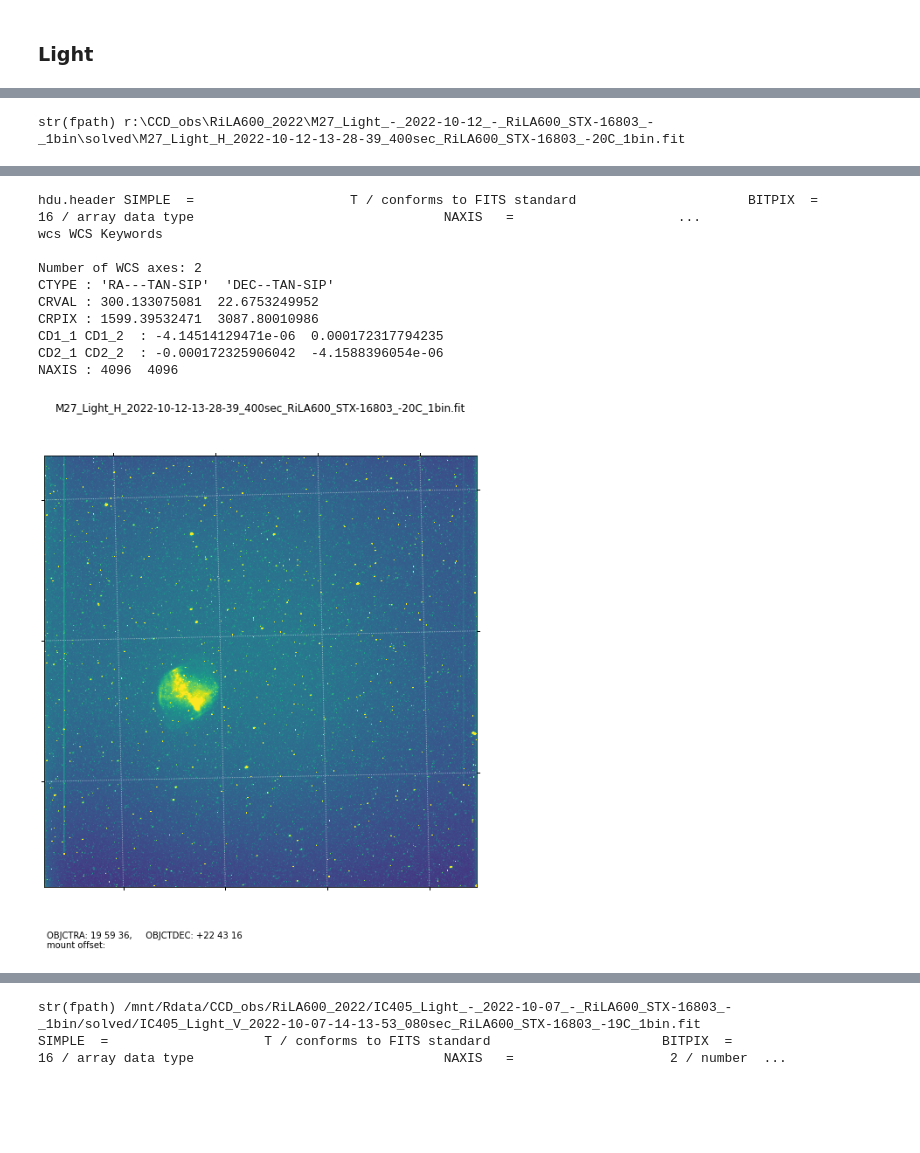
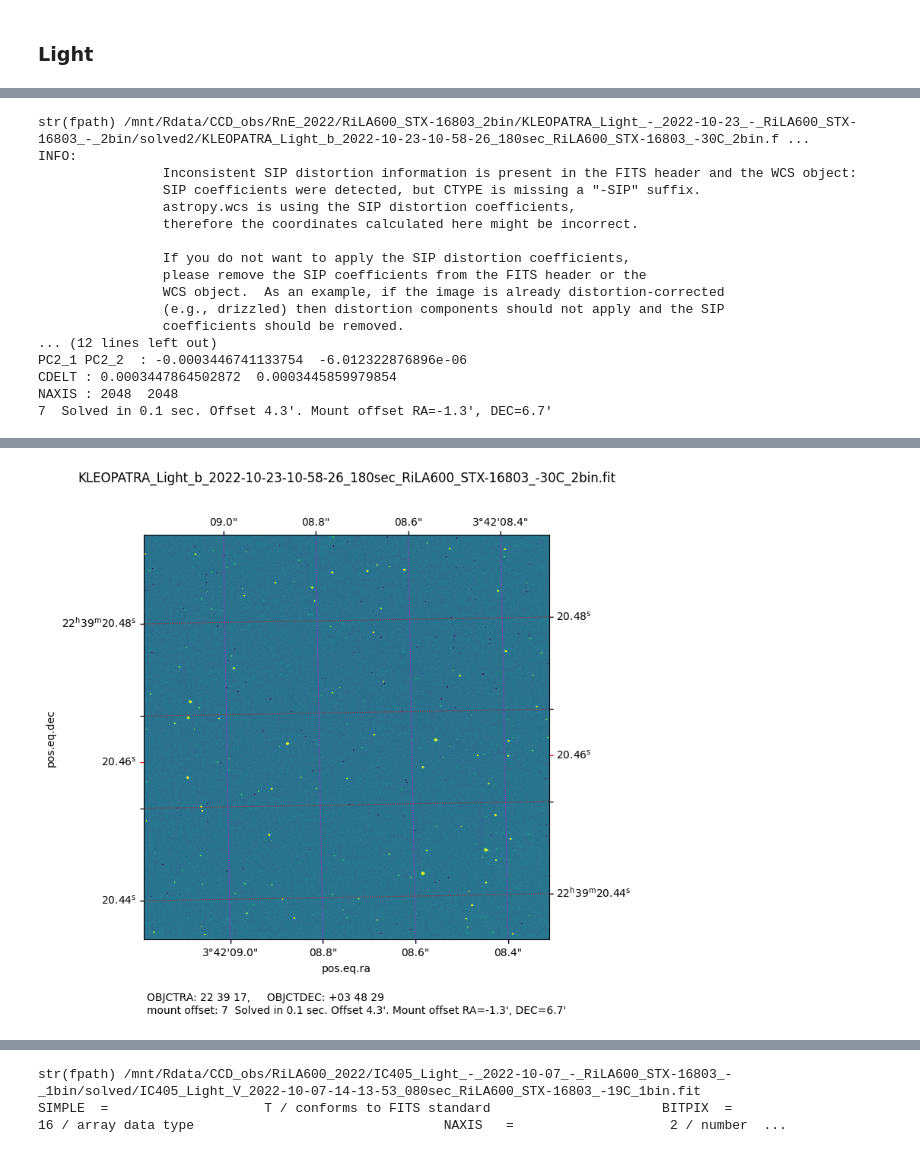
Before and after one commit to guitar79/astro_Python, a Jupyter notebook: 01_08_display_with_WCS.ipynb, the cells around one changed output, grey strips where cells are left out. Drawn from its saved outputs; the diff is of its cells as text; code cells hidden in the pictures; blank space fills up the shorter version.

```diff
--- a/01_08_display_with_WCS.ipynb
+++ b/01_08_display_with_WCS.ipynb
@@ -101,5 +101,5 @@ print ("Starting...\n{}".format(BASEDIR))
 BASEDIR = Path(BASEDIR)
 
 MASTERDIR = BASEDIR / astro_utilities.master_dir
-SOLVEDDIR = BASEDIR / astro_utilities.solved_dir
+SOLVEDDIR = BASEDIR / astro_utilities.solved_dir2
 # %% [output]
@@ -319,6 +318,7 @@ fpath = Path('r:/CCD_obs/RiLA600_2022/M27_Light_-_2022-10-12_-_RiLA600_STX-16803
 #fpath = Path('/mnt/Rdata/CCD_obs/RiLA600_2022/M34_Light_-_2022-10-18_-_RiLA600_STX-16803_-_1bin/solved/M34_Light_v_2022-10-18-12-46-35_090sec_RiLA600_STX-16803_-30C_1bin.fit')
 #fpath = Path('/mnt/Rdata/CCD_obs/RiLA600_2022/MCG2-58-5_Light_-_2022-10-18_-_RiLA600_STX-16803_-_1bin/solved/MCG2-58-5_Light_v_2022-10-18-15-15-07_030sec_RiLA600_STX-16803_-30C_1bin.fit')
 #fpath = Path('/mnt/Rdata/CCD_obs/RiLA600_2022/BARNARD174_Light_-_2022-10-18_-_RiLA600_STX-16803_-_1bin/solved/BARNARD174_Light_v_2022-10-18-15-24-10_030sec_RiLA600_STX-16803_-30C_1bin.fit')
+fpath = Path('/mnt/Rdata/CCD_obs/RnE_2022/RiLA600_STX-16803_2bin/KLEOPATRA_Light_-_2022-10-23_-_RiLA600_STX-16803_-_2bin/solved2/KLEOPATRA_Light_b_2022-10-23-10-58-26_180sec_RiLA600_STX-16803_-30C_2bin.fit')
 import matplotlib.pyplot as plt
 
 from astropy.wcs import WCS
@@ -331,7 +331,7 @@ hdu = fits.open(str(fpath))[0]
 wcs = WCS(hdu.header)
 
 #print("hdu.header['OBJCTRA']", hdu.header['OBJCTRA'])
-print("hdu.header", hdu.header)
+#print("hdu.header", hdu.header)
 print("wcs", wcs)
 
 mount_offset = ""
@@ -352,8 +352,16 @@ overlay = ax.get_coords_overlay('fk5')
 overlay.grid(True, color='white', ls=':', alpha=0.7)
 overlay[0].set_axislabel('Right Ascension (J2000)')
 overlay[1].set_axislabel('Declination (J2000)')
-#overlay[0].grid(color='red')
-#overlay[1].grid(color='magenta')
+overlay[0].grid(color='red')
+overlay[1].grid(color='magenta')
+
+lon, lat = ax.coords
+lon.set_ticks(color='red')
+lon.set_ticks_position('lbtr')
+lon.set_ticklabel_position('lbtr')
+lat.set_ticks(color='blue')
+lat.set_ticks_position('lbtr')
+lat.set_ticklabel_position('lbtr')
 
 #ax.set_title(f"{str(fpath.name)}")
 plt.title(f"{str(fpath.name)}", pad=50)
@@ -368,4 +376,20 @@ plt.annotate(f"OBJCTRA: {hdu.header['OBJCTRA']}, \
 
 plt.show()
 # %% [output]
-str(fpath) r:\CCD_obs\RiLA600_2022\M27_Light_-_2022-10-12_-_RiLA600_STX-16803_-_1bin\solved\M27_Light_H_2022-10-12-13-28-39_400sec_RiLA600_STX-16803_-20C_1bin.fit
+str(fpath) /mnt/Rdata/CCD_obs/RnE_2022/RiLA600_STX-16803_2bin/KLEOPATRA_Light_-_2022-10-23_-_RiLA600_STX-16803_-_2bin/solved2/KLEOPATRA_Light_b_2022-10-23-10-58-26_180sec_RiLA600_STX-16803_-30C_2bin.f ...
+INFO:
+                Inconsistent SIP distortion information is present in the FITS header and the WCS object:
+                SIP coefficients were detected, but CTYPE is missing a "-SIP" suffix.
+                astropy.wcs is using the SIP distortion coefficients,
+                therefore the coordinates calculated here might be incorrect.
+
+                If you do not want to apply the SIP distortion coefficients,
+                please remove the SIP coefficients from the FITS header or the
+                WCS object.  As an example, if the image is already distortion-corrected
+                (e.g., drizzled) then distortion components should not apply and the SIP
+                coefficients should be removed.
+... (12 lines left out)
+PC2_1 PC2_2  : -0.0003446741133754  -6.012322876896e-06
+CDELT : 0.0003447864502872  0.0003445859979854
+NAXIS : 2048  2048
+7  Solved in 0.1 sec. Offset 4.3'. Mount offset RA=-1.3', DEC=6.7'
@@ -373,14 +396,4 @@ WARNING: FITSFixedWarning: 'datfix' made the change 'Set MJD-OBS to 59864.561569
-hdu.header SIMPLE  =                    T / conforms to FITS standard                      BITPIX  =                   16 / array data type                                NAXIS   =                     ...
-wcs WCS Keywords
-
-Number of WCS axes: 2
-CTYPE : 'RA---TAN-SIP'  'DEC--TAN-SIP'
-CRVAL : 300.133075081  22.6753249952
-CRPIX : 1599.39532471  3087.80010986
-CD1_1 CD1_2  : -4.14514129471e-06  0.000172317794235
-CD2_1 CD2_2  : -0.000172325906042  -4.1588396054e-06
-NAXIS : 4096  4096
-[figure, old version]
+[figure, new version]
 # %%
 fpath = Path('R:\CCD_obs/RiLA600_2022/IC410_Light_-_2022-10-07_-_RiLA600_STX-16803_-_1bin/solved/IC410_Light_H_2022-10-07-16-33-06_500sec_RiLA600_STX-16803_-19C_1bin.fit')
 #fpath = Path('/mnt/Rdata/CCD_obs/RiLA600_2022/ESO535-5_Light_-_2022-10-18_-_RiLA600_STX-16803_-_1bin/solved/ESO535-5_Light_v_2022-10-18-15-08-10_030sec_RiLA600_STX-16803_-30C_1bin.fit')
```
Also changed, not shown: parts of 13 cells of this notebook, 45 other files.
